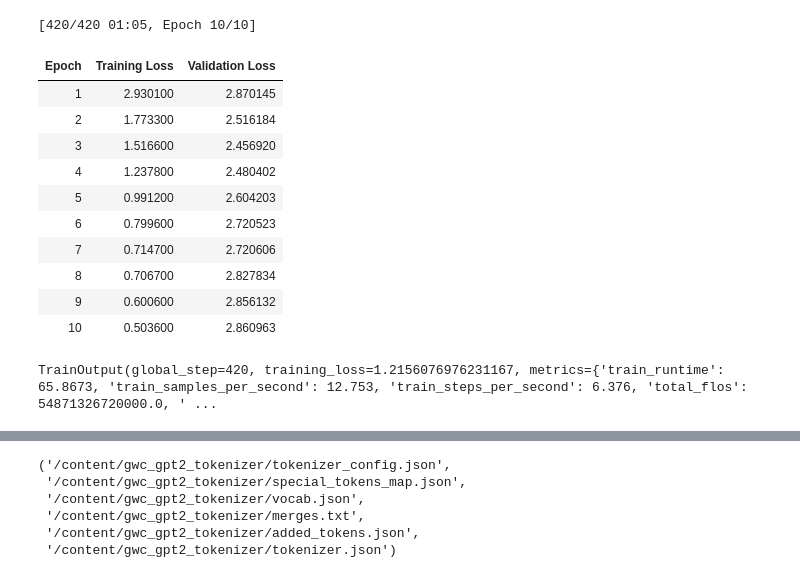
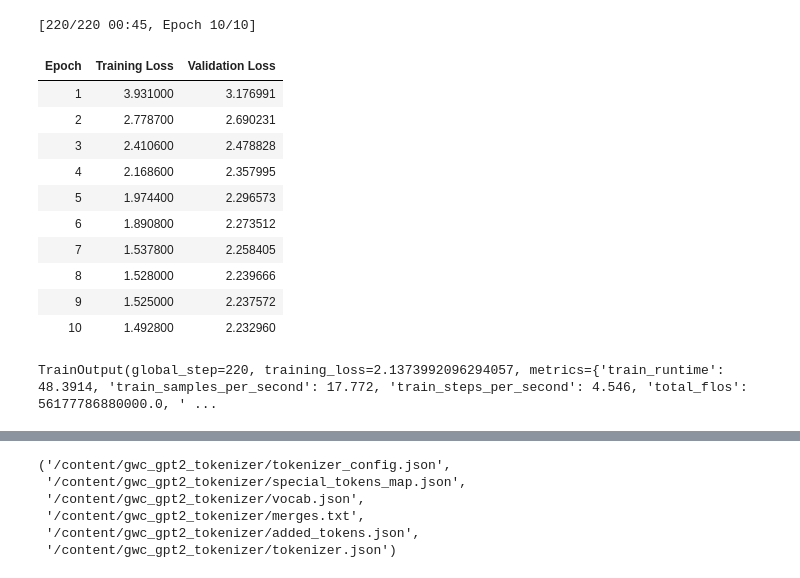
Before and after one commit to s-grzhang/gwc-chatbot, a Jupyter notebook: gwc_bot_working.ipynb, the cells around one changed output, grey strips where cells are left out. Saved outputs shown, nothing was run; the diff lists cells and outputs as text; code cells hidden in the pictures.

```diff
--- a/gwc_bot_working.ipynb
+++ b/gwc_bot_working.ipynb
@@ -71,48 +79,48 @@ tokenized_datasets = tokenized_datasets.train_test_split(test_size=0.2)
 from transformers import DataCollatorForLanguageModeling, Trainer, TrainingArguments
 
 # Define the data collator for language modeling
 data_collator = DataCollatorForLanguageModeling(tokenizer=tokenizer, mlm=False)
 
 # Define the training arguments
 training_args = TrainingArguments(
     output_dir="./results",
     evaluation_strategy="epoch",
-    learning_rate=5e-5,
-    per_device_train_batch_size=2,
-    per_device_eval_batch_size=2,
+    learning_rate=2e-5,
+    per_device_train_batch_size=4, #or 8
+    per_device_eval_batch_size=4,
     num_train_epochs=10,  # You can adjust the number of epochs
     weight_decay=0.01,
     logging_dir='./logs',
     logging_steps=10,
     save_steps=500,
     save_total_limit=2
 )
 
 # Define the Trainer
 trainer = Trainer(
     model=model,
     args=training_args,
     train_dataset=tokenized_datasets["train"],
     eval_dataset=tokenized_datasets["test"],
     data_collator=data_collator
 )
 
 # Train the model
 trainer.train()
 # %% [output]
-[420/420 01:05, Epoch 10/10]
+[220/220 00:45, Epoch 10/10]
 | Epoch | Training Loss | Validation Loss |
-| 1 | 2.930100 | 2.870145 |
-| 2 | 1.773300 | 2.516184 |
-| 3 | 1.516600 | 2.456920 |
-| 4 | 1.237800 | 2.480402 |
-| 5 | 0.991200 | 2.604203 |
-| 6 | 0.799600 | 2.720523 |
-| 7 | 0.714700 | 2.720606 |
-| 8 | 0.706700 | 2.827834 |
-| 9 | 0.600600 | 2.856132 |
-| 10 | 0.503600 | 2.860963 |
+| 1 | 3.931000 | 3.176991 |
+| 2 | 2.778700 | 2.690231 |
+| 3 | 2.410600 | 2.478828 |
+| 4 | 2.168600 | 2.357995 |
+| 5 | 1.974400 | 2.296573 |
+| 6 | 1.890800 | 2.273512 |
+| 7 | 1.537800 | 2.258405 |
+| 8 | 1.528000 | 2.239666 |
+| 9 | 1.525000 | 2.237572 |
+| 10 | 1.492800 | 2.232960 |
-TrainOutput(global_step=420, training_loss=1.2156076976231167, metrics={'train_runtime': 65.8673, 'train_samples_per_second': 12.753, 'train_steps_per_second': 6.376, 'total_flos': 54871326720000.0, ' ...
+TrainOutput(global_step=220, training_loss=2.1373992096294057, metrics={'train_runtime': 48.3914, 'train_samples_per_second': 17.772, 'train_steps_per_second': 4.546, 'total_flos': 56177786880000.0, ' ...
 # %%
 import torch
 
```
Also changed, not shown: parts of 8 cells of this notebook.
